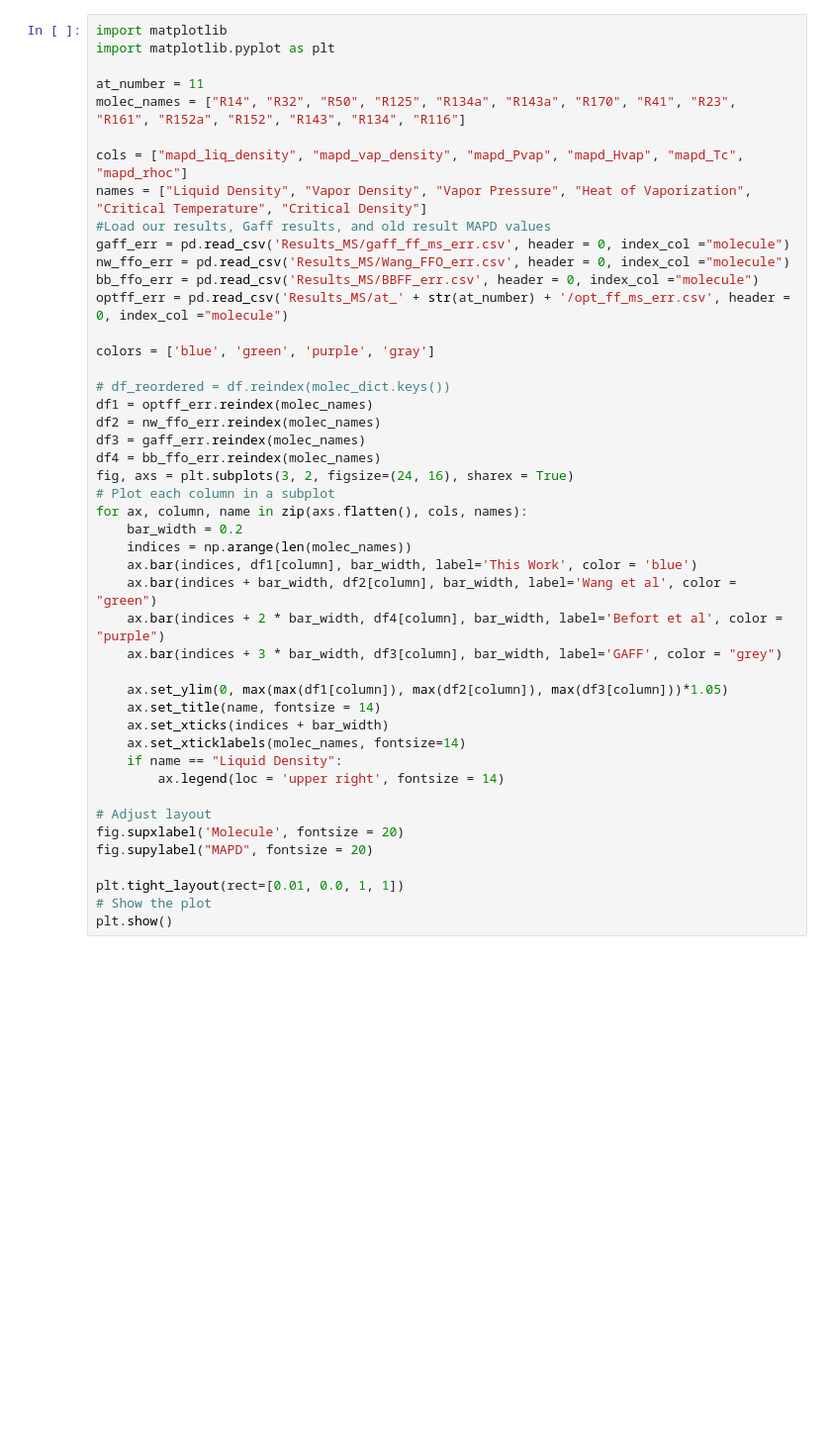
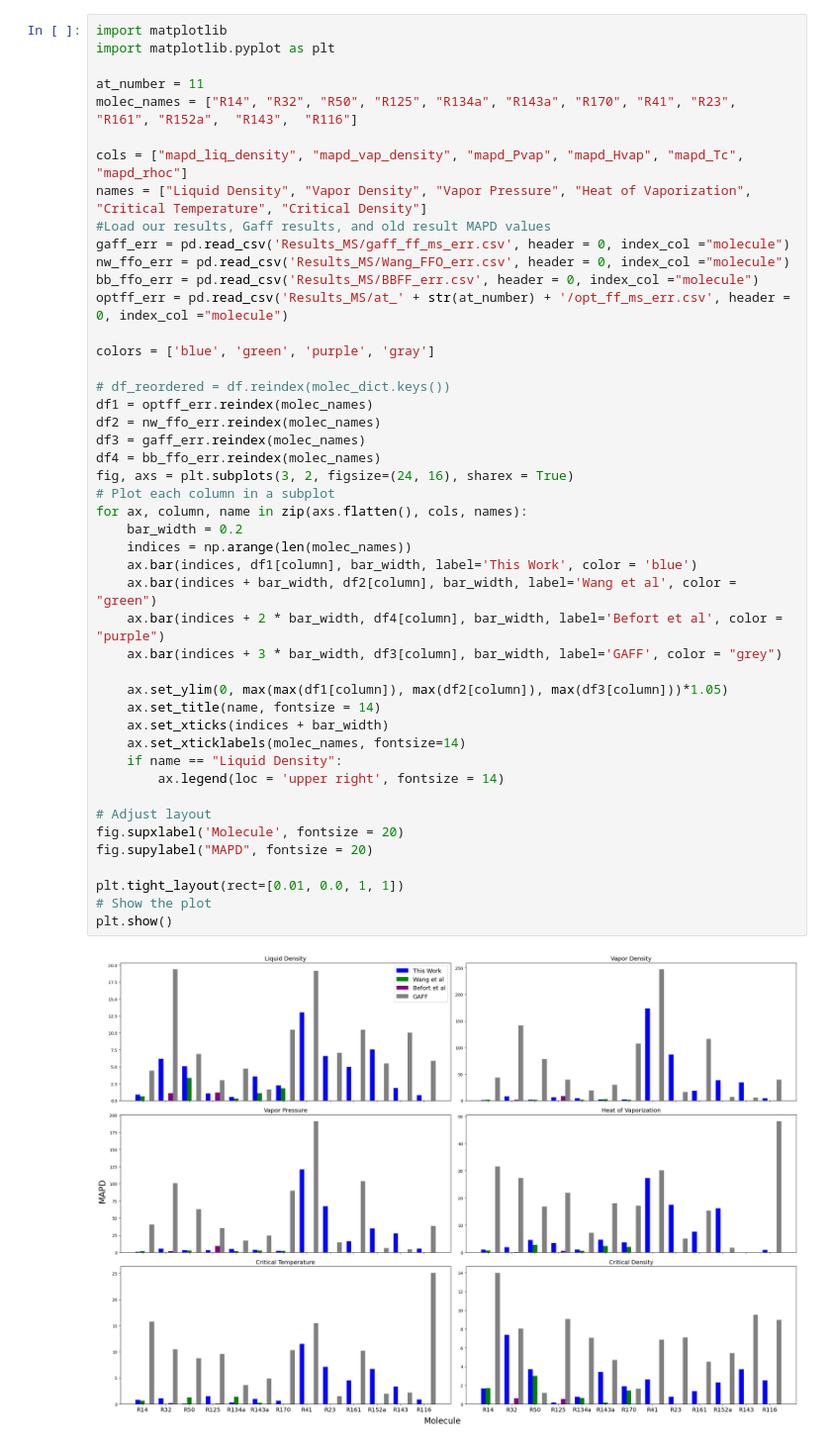
Before and after one commit to MaginnGroup/genFF_public, a Jupyter notebook: integrate_gp.ipynb, the cells around one changed output. Shown: that part at 99% size. Saved outputs shown, nothing was run; the diff lists cells and outputs as text; blank space fills up the shorter version.

```diff
--- a/integrate_gp.ipynb
+++ b/integrate_gp.ipynb
@@ -151,7 +77,7 @@ import matplotlib
 import matplotlib.pyplot as plt
 
 at_number = 11
-molec_names = ["R14", "R32", "R50", "R125", "R134a", "R143a", "R170", "R41", "R23", "R161", "R152a", "R152", "R143", "R134", "R116"]
+molec_names = ["R14", "R32", "R50", "R125", "R134a", "R143a", "R170", "R41", "R23", "R161", "R152a",  "R143",  "R116"]
 
 cols = ["mapd_liq_density",	"mapd_vap_density",	"mapd_Pvap", "mapd_Hvap", "mapd_Tc", "mapd_rhoc"]
 names = ["Liquid Density", "Vapor Density", "Vapor Pressure", "Heat of Vaporization", "Critical Temperature", "Critical Density"]
@@ -165,33 +91,35 @@ colors = ['blue', 'green', 'purple', 'gray']
 
 # df_reordered = df.reindex(molec_dict.keys())
 df1 = optff_err.reindex(molec_names)
 df2 = nw_ffo_err.reindex(molec_names)
 df3 = gaff_err.reindex(molec_names)
 df4 = bb_ffo_err.reindex(molec_names)
 fig, axs = plt.subplots(3, 2, figsize=(24, 16), sharex = True)
 # Plot each column in a subplot
 for ax, column, name in zip(axs.flatten(), cols, names):
     bar_width = 0.2
     indices = np.arange(len(molec_names))
     ax.bar(indices, df1[column], bar_width, label='This Work', color = 'blue')
     ax.bar(indices + bar_width, df2[column], bar_width, label='Wang et al', color = "green")
     ax.bar(indices + 2 * bar_width, df4[column], bar_width, label='Befort et al', color = "purple")
     ax.bar(indices + 3 * bar_width, df3[column], bar_width, label='GAFF', color = "grey")
 
     ax.set_ylim(0, max(max(df1[column]), max(df2[column]), max(df3[column]))*1.05)
     ax.set_title(name, fontsize = 14)
     ax.set_xticks(indices + bar_width)
     ax.set_xticklabels(molec_names, fontsize=14)
     if name == "Liquid Density":
         ax.legend(loc = 'upper right', fontsize = 14)
 
 # Adjust layout
 fig.supxlabel('Molecule', fontsize = 20)
 fig.supylabel("MAPD", fontsize = 20)
 
 plt.tight_layout(rect=[0.01, 0.0, 1, 1])
 # Show the plot
 plt.show()
+# %% [output]
+[figure, added]
 # %%
 import matplotlib
 import matplotlib.pyplot as plt
```
Also changed, not shown: parts of 12 cells of this notebook, 2 other files.
